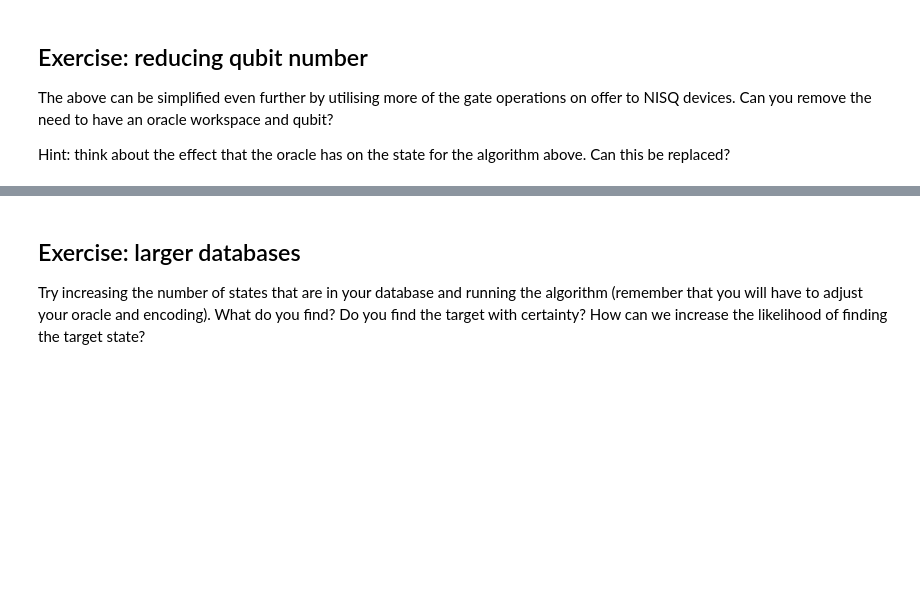
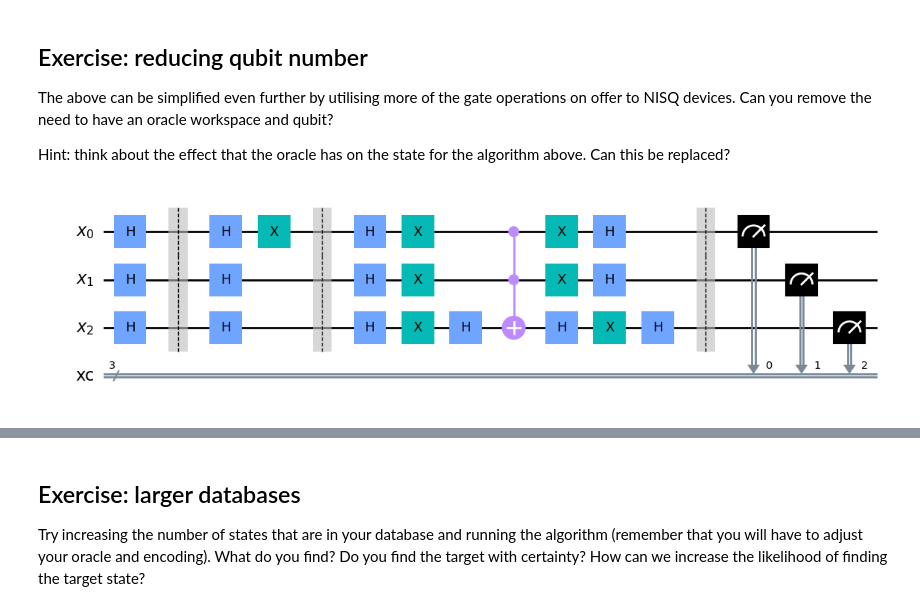
Before and after one commit to karakoulaki/MResProject, a Jupyter notebook: Grover_and_AmplitudeAmplification.ipynb, the cells around one changed output, grey strips where cells are left out. Saved outputs shown, nothing was run; the diff lists cells and outputs as text; code cells hidden in the pictures; blank space fills up the shorter version.

```diff
--- a/Grover_and_AmplitudeAmplification.ipynb
+++ b/Grover_and_AmplitudeAmplification.ipynb
@@ -281,22 +287,43 @@ Hint: think about the effect that the oracle has on the state for the algorithm
 # %%
 x        = QuantumRegister(3, name='x')
 xc       = ClassicalRegister(3, name='xc')
-red_circ = QuantumCircuit(x, xc)
+circuit2 = QuantumCircuit(x, xc)
 
+good_state=[1,0,0]
 ### Data embedding
+#circuit2.x(x)
+circuit2.h(x)
+circuit2.barrier()
 
-#
-# Your code here
-#
 
 ### Oracle
+for i in range(len(good_state)):
+    if good_state[i] == 0:
+        circuit2.h(x[i])
+    else:
+        circuit2.h(x[i])
+        circuit2.x(x[i])
 
-#
-# Your code here
-#
+#circuit2.mct(x[:-1],x[-1])
+#circuit2.cz(x[2],x[1])
+#circuit2.cz(x[1],x[0])
+
+#for i in range(len(good_state)):
+#    if good_state[i] == 0:
+#        circuit2.h(x[i])
+circuit2.barrier()
 
 ### Diffuse
+circuit2.h(x)
+circuit2.x(x)
+circuit2.h(x[-1])
+circuit2.mct(x[:-1],x[-1])
+circuit2.h(x[-1])
+circuit2.x(x)
+circuit2.h(x)
+circuit2.barrier()
 
-#
-# Your code here
-#
+circuit2.measure(x, xc)
+circuit2.draw('mpl')
+# %% [output]
+[figure, added]
```
Also changed, not shown: parts of 9 cells of this notebook.
